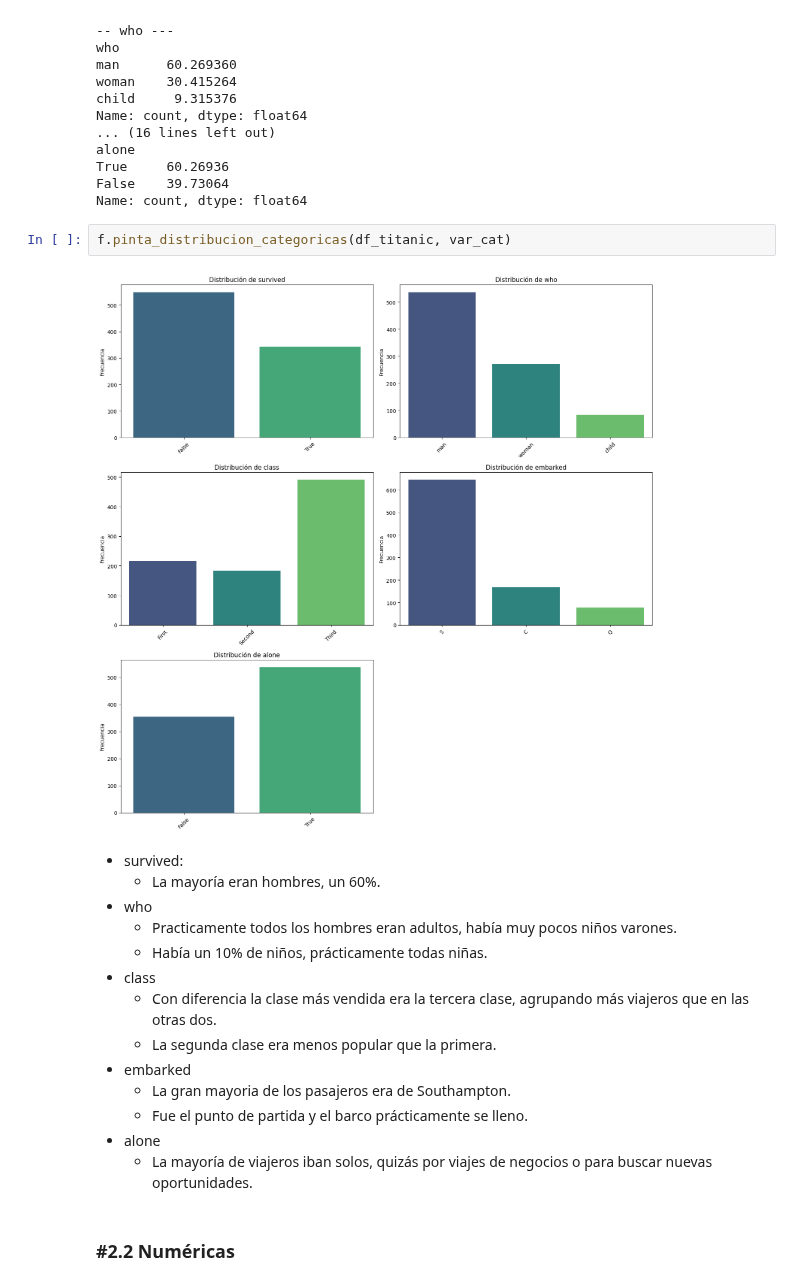
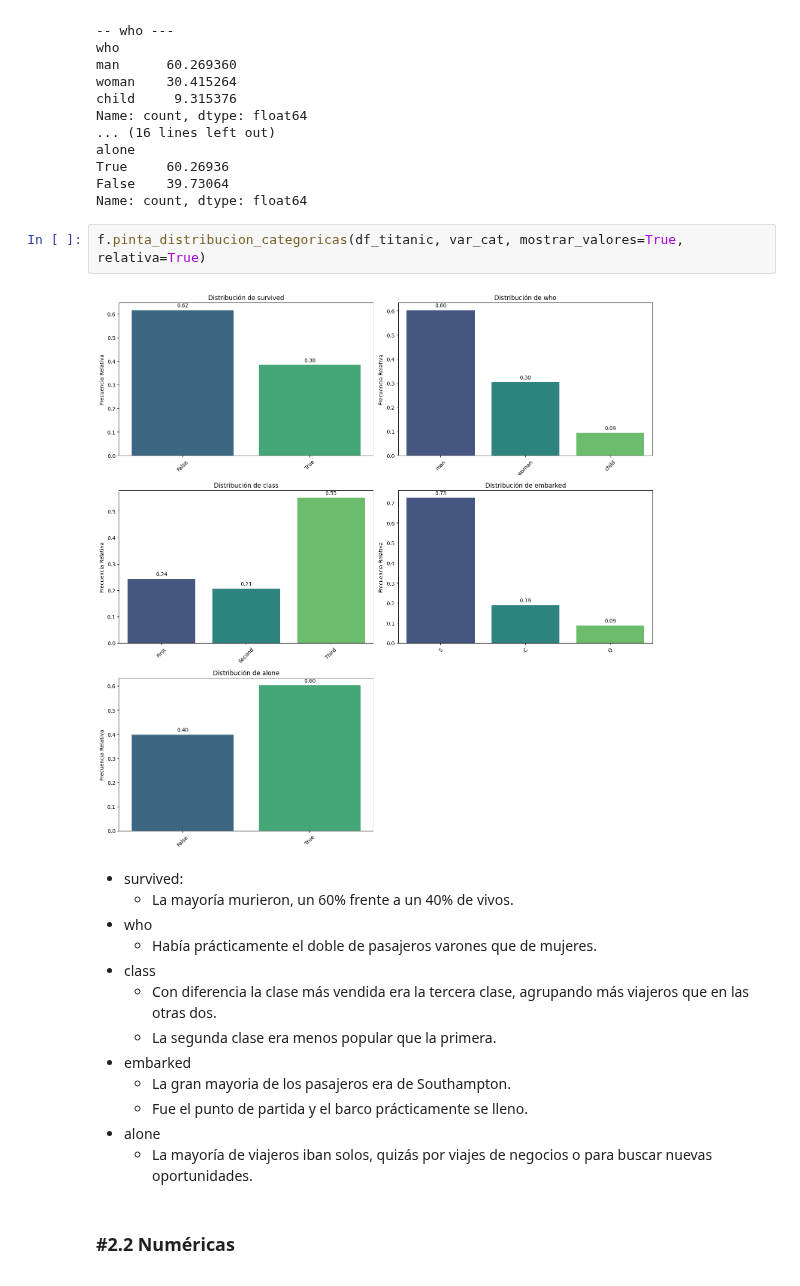
Before and after one commit to PedroHBas/DS-Online-PedroHBas, a Jupyter notebook: 03_Data_Analysis/Sprint_07/Unidad_01_Estadistica_Descriptiva_Univariante/03_Practica_Obligatoria/18_Practica_Obligatoria_Univariante.ipynb, the cells around one changed output. Drawn from its saved outputs; the diff is of its cells as text.

```diff
--- a/03_Data_Analysis/Sprint_07/Unidad_01_Estadistica_Descriptiva_Univariante/03_Practica_Obligatoria/18_Practica_Obligatoria_Univariante.ipynb
+++ b/03_Data_Analysis/Sprint_07/Unidad_01_Estadistica_Descriptiva_Univariante/03_Practica_Obligatoria/18_Practica_Obligatoria_Univariante.ipynb
@@ -255,15 +275,14 @@ True     60.26936
 False    39.73064
 Name: count, dtype: float64
 # %%
-f.pinta_distribucion_categoricas(df_titanic, var_cat)
+f.pinta_distribucion_categoricas(df_titanic, var_cat, mostrar_valores=True, relativa=True)
 # %% [output]
-[figure, old version]
+[figure, new version]
 # %% [markdown]
 * survived:
-    * La mayoría eran hombres, un 60%.
+    * La mayoría murieron, un 60% frente a un 40% de vivos.
 * who
-    * Practicamente todos los hombres eran adultos, había muy pocos niños varones.
-    * Había un 10% de niños, prácticamente todas niñas.
+    * Había prácticamente el doble de pasajeros varones que de mujeres.
 * class
     * Con diferencia la clase más vendida era la tercera clase, agrupando más viajeros que en las otras dos.
     * La segunda clase era menos popular que la primera.
```
Also changed, not shown: parts of 7 cells of this notebook.
